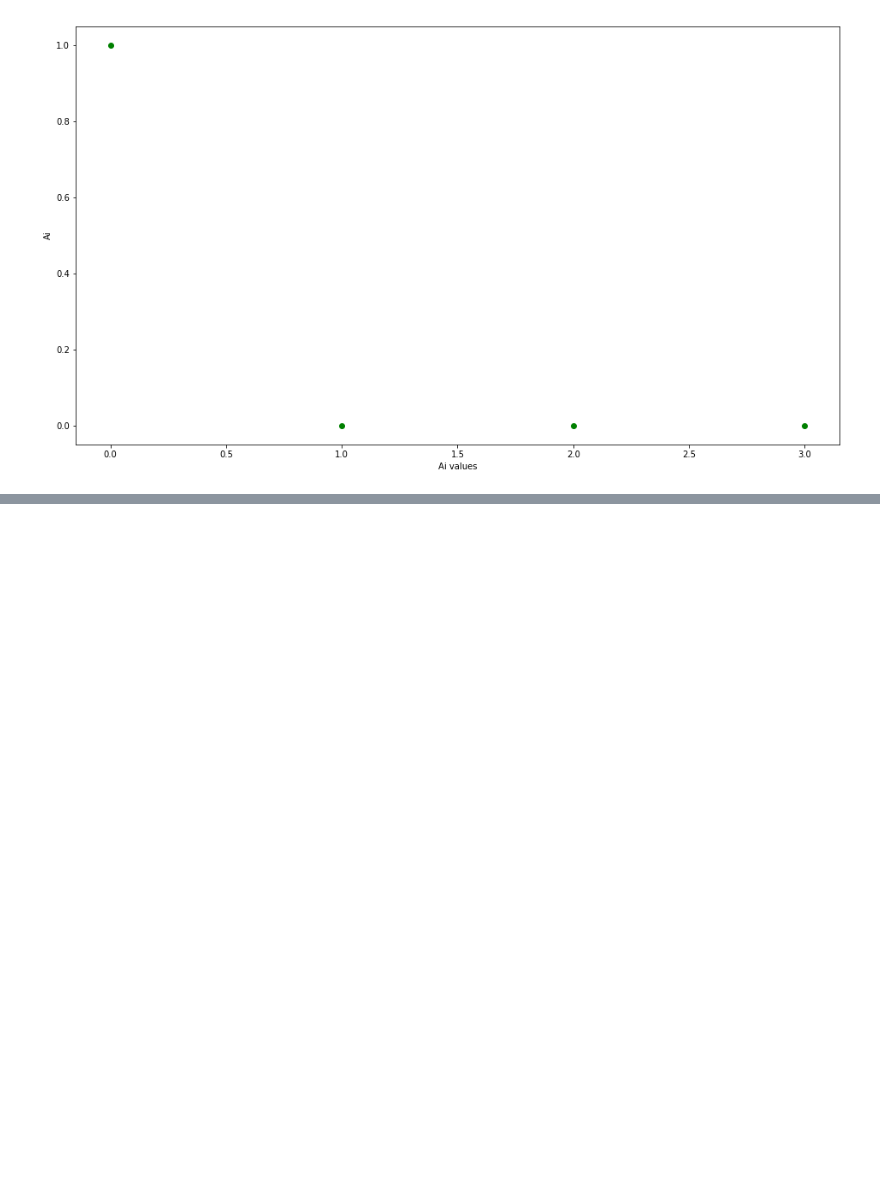
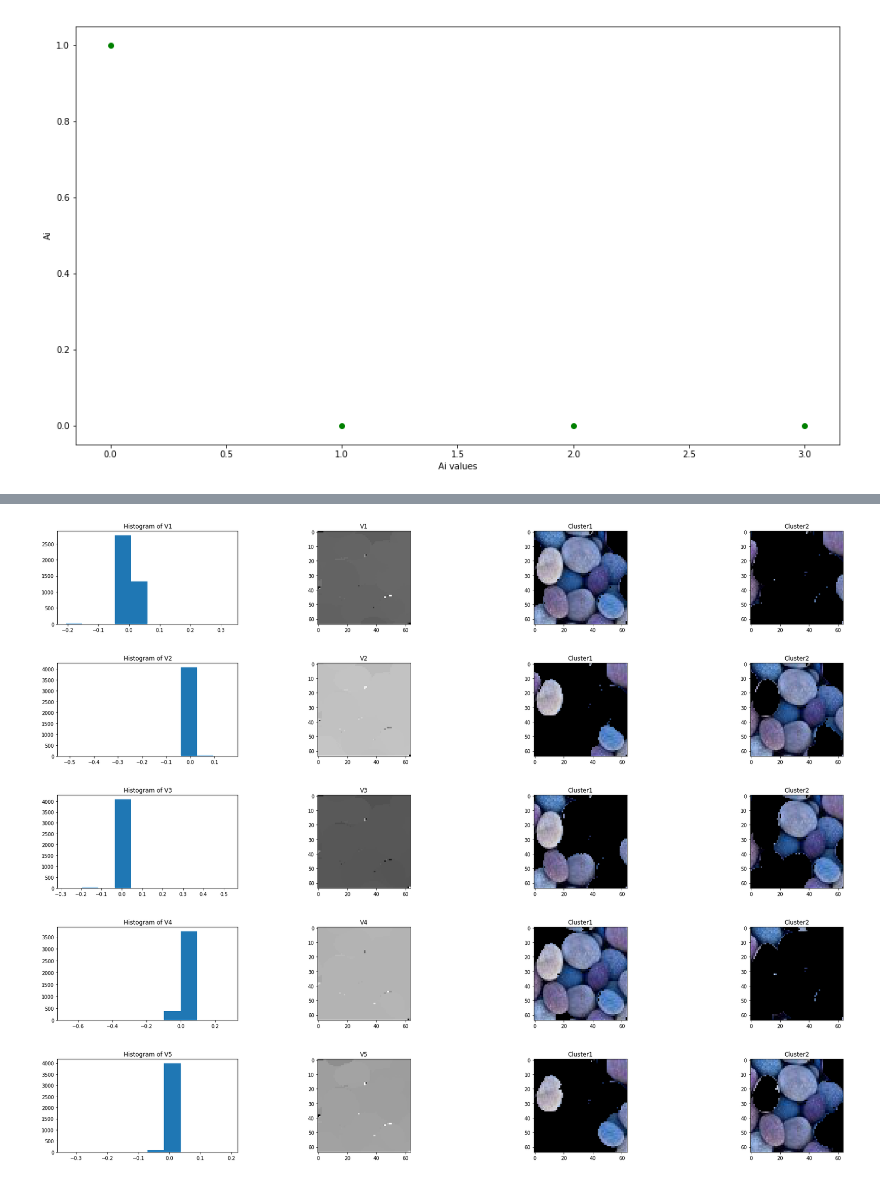
Before and after one commit to CMPE482-Spring2017-Bogazici/FinalProjects, a Jupyter notebook: Final_Project.ipynb, the cells around one changed output, grey strips where cells are left out. Saved outputs shown, nothing was run; the diff lists cells and outputs as text; code cells hidden in the pictures; blank space fills up the shorter version.

```diff
--- a/Final_Project.ipynb
+++ b/Final_Project.ipynb
@@ -78,0 +117,47 @@ M = plt.show()
+# %%
+# Laplacian matrix
+d = np.sum(W, axis=1)
+d2 = 1/np.sqrt(d)
+D2 = np.diag(d2)
+L = D2.dot(W.dot(D2))
+# %%
+# Eigenvectors
+k = 5
+
+Q, R = la.qr(np.random.randn(n,k))
+for i in range(0,5000):
+    Q, R = la.qr(L.dot(Q))
+Q = L.dot(Q)
+
+V = D2.dot(Q)
+# %%
+for i in range(0,k):
+    plt.figure(figsize=(30,20))
+    plt.subplot(k,4,i*4+1)
+    plt.hist(V[:,i])
+    plt.title('Histogram of V%d'%(i+1))
+    plt.subplot(k,4,i*4+2)
+    V_reshaped = V[:,i].reshape(h,h)
+    plt.imshow(V_reshaped, cmap='gray')
+    plt.title('V%d'%(i+1))
+
+    C1 = image.copy()
+    C2 = image.copy()
+    for x in range(0, h):
+        for y in range(0,h):
+            if V_reshaped[y, x] < 0:
+                C1[x, y] = 0
+            else:
+                C2[x, y] = 0
+    plt.subplot(k,4,i*4+3)
+    plt.imshow(C1)
+    plt.title('Cluster1')
+    plt.subplot(k,4,i*4+4)
+    plt.imshow(C2)
+    plt.title('Cluster2')
+# %% [output]
+[figure, added]
+[figure, added]
+[figure, added]
+[figure, added]
+[figure, added]
```
Also changed, not shown: parts of 3 cells of this notebook.
